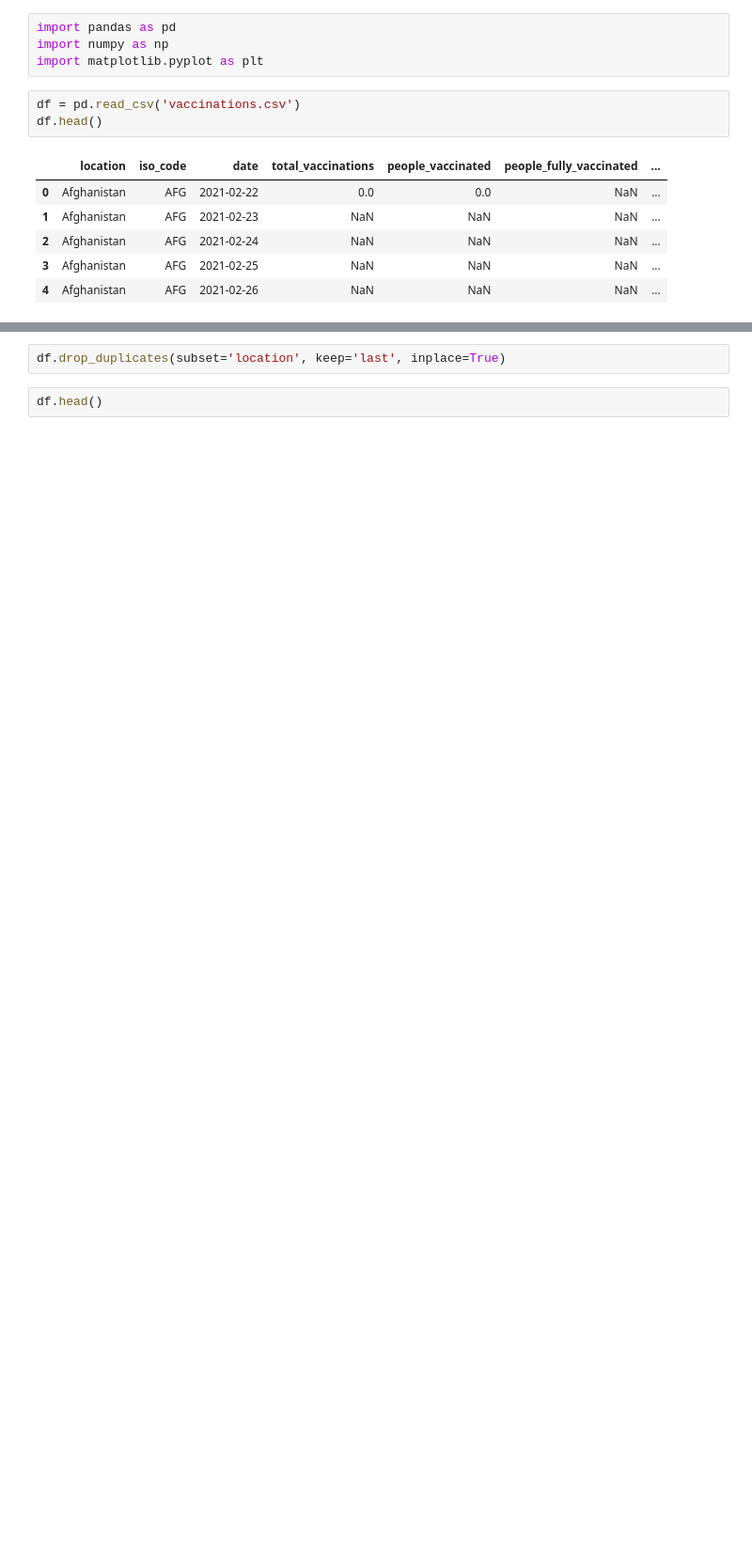
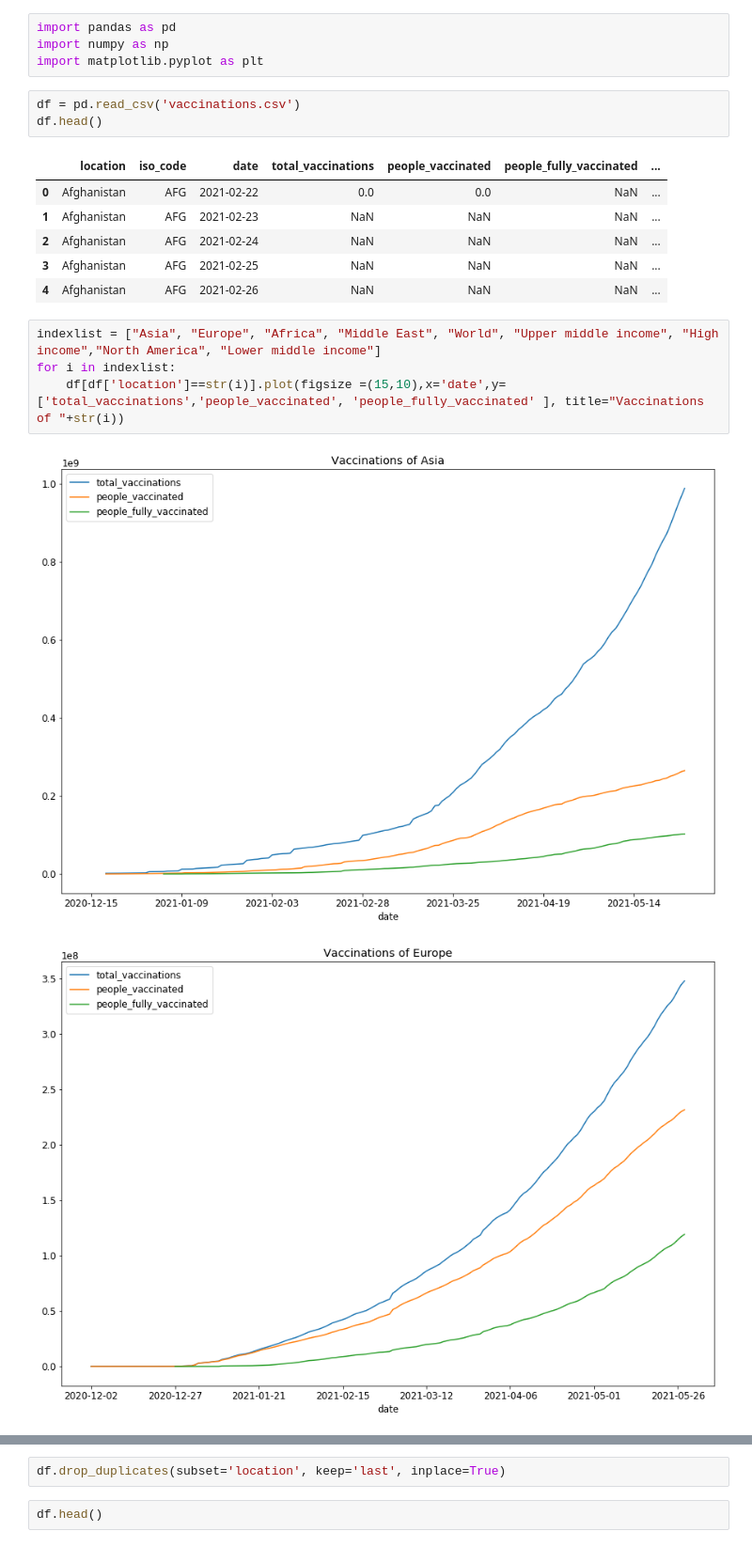
Before and after one commit to kostaskaragiorgos/COVID-19-World-Vaccination-Progress, a Jupyter notebook: Untitled1.ipynb, the cells around one changed output, grey strips where cells are left out. Shown: that part at 94% size. Drawn from its saved outputs; the diff is of its cells as text; blank space fills up the shorter version.

```diff
--- a/Untitled1.ipynb
+++ b/Untitled1.ipynb
@@ -12,3 +12,10 @@ df.head()
 | 2 | Afghanistan | AFG | 2021-02-24 | NaN | NaN | NaN | ... |
 | 3 | Afghanistan | AFG | 2021-02-25 | NaN | NaN | NaN | ... |
 | 4 | Afghanistan | AFG | 2021-02-26 | NaN | NaN | NaN | ... |
+# %%
+indexlist = ["Asia", "Europe", "Africa", "Middle East", "World", "Upper middle income", "High income","North America", "Lower middle income"]
+for i in indexlist:
+    df[df['location']==str(i)].plot(figsize =(15,10),x='date',y=['total_vaccinations','people_vaccinated', 'people_fully_vaccinated' ], title="Vaccinations of "+str(i))
+# %% [output]
+[figure, added]
+[figure, added]
```
Also changed, not shown: parts of 7 cells of this notebook.
